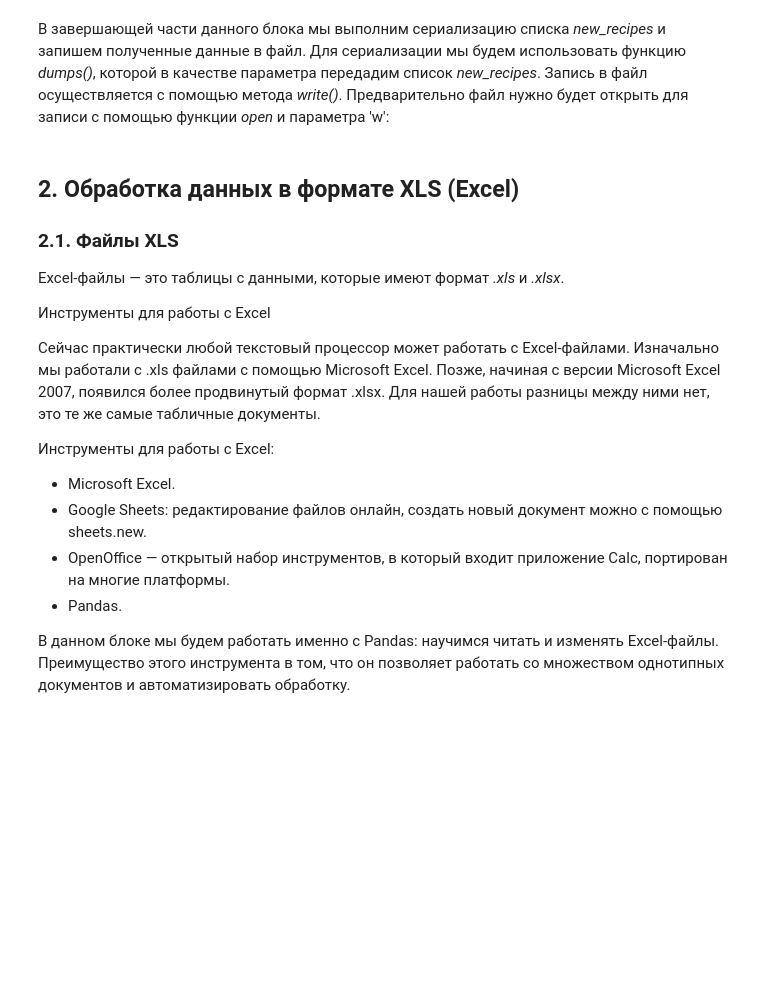
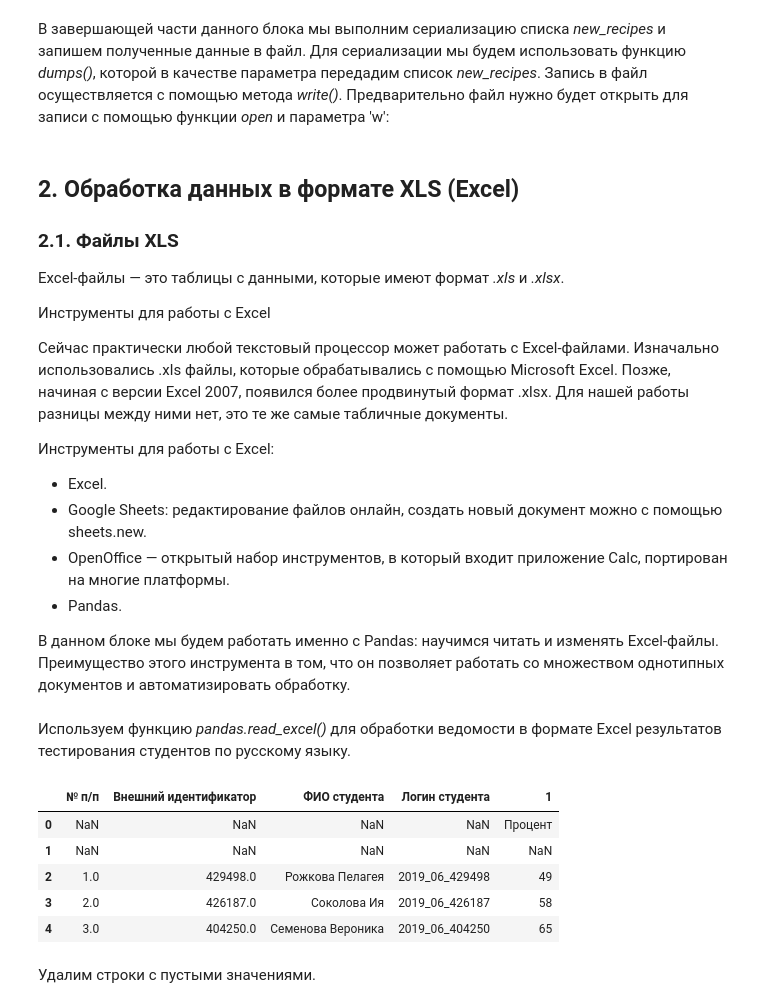
Before and after one commit to DanGlado/PDAPython, a Jupyter notebook: Тема 8/T_08_Files.ipynb, the cells around one changed output. Cells and saved outputs as stored; diff of their text form; code cells hidden in the pictures; blank space fills up the shorter version.

```diff
--- a/Тема 8/T_08_Files.ipynb
+++ b/Тема 8/T_08_Files.ipynb
@@ -548,11 +461,11 @@ Excel-файлы — это таблицы с данными, которые и
 
 Инструменты для работы с Excel
 
-Сейчас практически любой текстовый процессор может работать с Excel-файлами. Изначально мы работали с .xls файлами с помощью Microsoft Excel. Позже, начиная с версии Microsoft Excel 2007, появился более продвинутый формат .xlsx. Для нашей работы разницы между ними нет, это те же самые табличные документы.
+Сейчас практически любой текстовый процессор может работать с Excel-файлами. Изначально использовались .xls файлы, которые обрабатывались с помощью Microsoft Excel. Позже, начиная с версии Excel 2007, появился более продвинутый формат .xlsx. Для нашей работы разницы между ними нет, это те же самые табличные документы.
 
 Инструменты для работы с Excel:
 
-- Microsoft Excel.
+- Excel.
 - Google Sheets: редактирование файлов онлайн, создать новый документ можно с помощью sheets.new.
 - OpenOffice — открытый набор инструментов, в который входит приложение Calc, портирован на многие платформы.
 - Pandas.
@@ -560,0 +478,15 @@ Excel-файлы — это таблицы с данными, которые и
+# %% [markdown]
+Используем функцию *pandas.read_excel()* для обработки ведомости в формате Excel результатов тестирования студентов по русскому языку.
+# %%
+sheet=pd.read_excel("../Data/ВедомостьРусский.xlsx",
+                    header=9, usecols="B:F", index_col=None, nrows=46)
+sheet.head()
+# %% [output]
+|  | № п/п | Внешний идентификатор | ФИО студента | Логин студента | 1 |
+| 0 | NaN | NaN | NaN | NaN | Процент |
+| 1 | NaN | NaN | NaN | NaN | NaN |
+| 2 | 1.0 | 429498.0 | Рожкова Пелагея | 2019_06_429498 | 49 |
+| 3 | 2.0 | 426187.0 | Соколова Ия | 2019_06_426187 | 58 |
+| 4 | 3.0 | 404250.0 | Семенова Вероника | 2019_06_404250 | 65 |
+# %% [markdown]
+Удалим строки с пустыми значениями.
```
Also changed, not shown: parts of 38 cells of this notebook.
